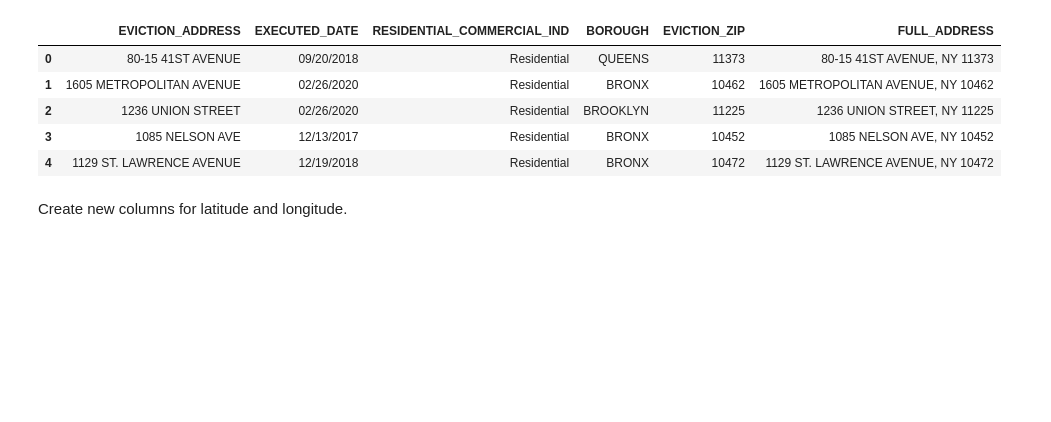
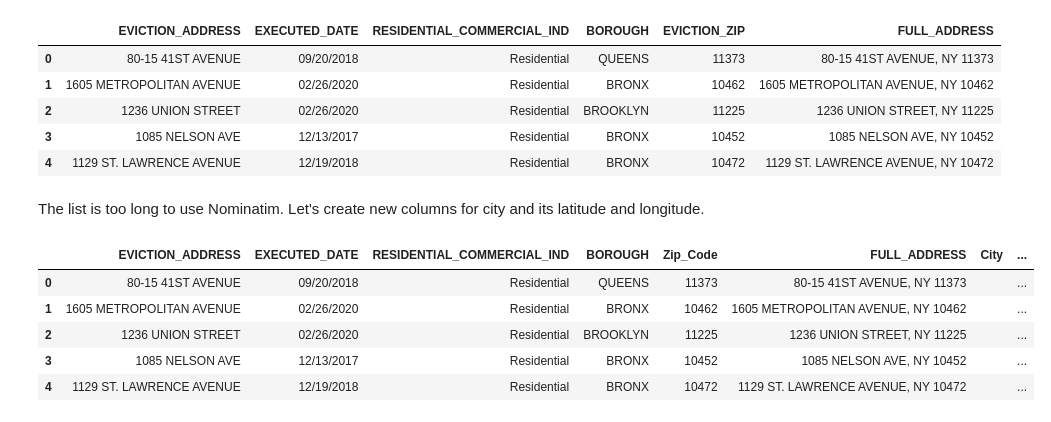
Before and after one commit to abiswas20/Data_Sci_Projects, a Jupyter notebook: Evictions.ipynb, the cells around one changed output. Drawn from its saved outputs; the diff is of its cells as text; code cells hidden in the pictures; blank space fills up the shorter version.

```diff
--- a/Evictions.ipynb
+++ b/Evictions.ipynb
@@ -493,8 +501,5 @@ df3.head()
 | 2 | 1236 UNION STREET | 02/26/2020 | Residential | BROOKLYN | 11225 | 1236 UNION STREET, NY 11225 |
 | 3 | 1085 NELSON AVE | 12/13/2017 | Residential | BRONX | 10452 | 1085 NELSON AVE, NY 10452 |
 | 4 | 1129 ST. LAWRENCE AVENUE | 12/19/2018 | Residential | BRONX | 10472 | 1129 ST. LAWRENCE AVENUE, NY 10472 |
-# %% [markdown]
-Create new columns for latitude and longitude.
-# %%
-df3['Latitude']=''
-df3['Longitude']=''
+# %% [markdown]
+The list is too long to use Nominatim. Let's create new columns for city and its latitude and longitude.
@@ -500,0 +510,10 @@ df3['Longitude']=''
+# %%
+df3.rename(columns={'EVICTION_ZIP':'Zip_Code'},inplace=True)
+df3.head()
+# %% [output]
+|  | EVICTION_ADDRESS | EXECUTED_DATE | RESIDENTIAL_COMMERCIAL_IND | BOROUGH | Zip_Code | FULL_ADDRESS | City | ... |
+| 0 | 80-15 41ST AVENUE | 09/20/2018 | Residential | QUEENS | 11373 | 80-15 41ST AVENUE, NY 11373 |  | ... |
+| 1 | 1605 METROPOLITAN AVENUE | 02/26/2020 | Residential | BRONX | 10462 | 1605 METROPOLITAN AVENUE, NY 10462 |  | ... |
+| 2 | 1236 UNION STREET | 02/26/2020 | Residential | BROOKLYN | 11225 | 1236 UNION STREET, NY 11225 |  | ... |
+| 3 | 1085 NELSON AVE | 12/13/2017 | Residential | BRONX | 10452 | 1085 NELSON AVE, NY 10452 |  | ... |
+| 4 | 1129 ST. LAWRENCE AVENUE | 12/19/2018 | Residential | BRONX | 10472 | 1129 ST. LAWRENCE AVENUE, NY 10472 |  | ... |
```
Also changed, not shown: parts of 36 cells of this notebook, 2 other files.
